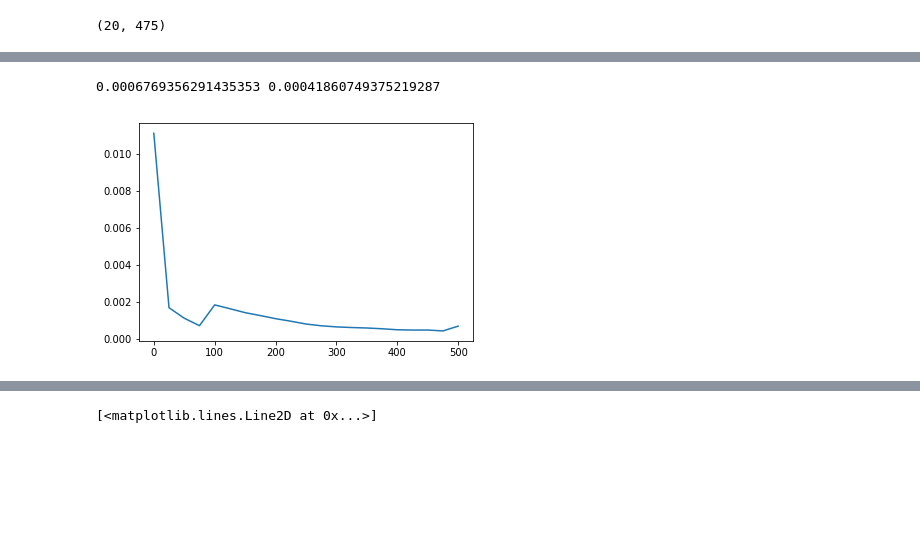
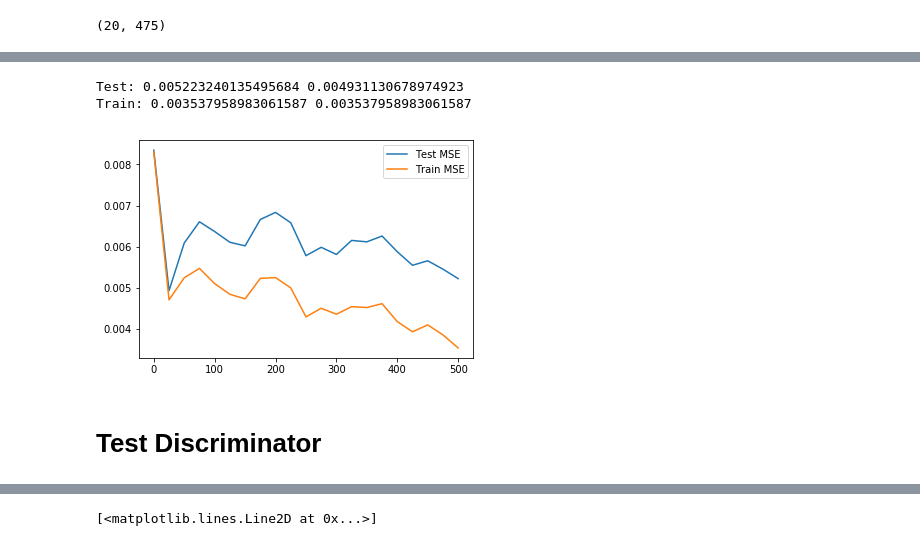
Before and after one commit to thejihuijin/PytorchModels, a Jupyter notebook: Discriminator/GANS-Eval.ipynb, the cells around one changed output, grey strips where cells are left out. Saved outputs shown, nothing was run; the diff lists cells and outputs as text; code cells hidden in the pictures; blank space fills up the shorter version.

```diff
--- a/Discriminator/GANS-Eval.ipynb
+++ b/Discriminator/GANS-Eval.ipynb
@@ -226,0 +224,16 @@ print('Train:',train_mses[-1],train_mses.min())
+# %%
+plt.figure()
+#plt.plot(nums,mses)
+epochs = range(0,501,25)
+plt.plot(epochs,mses,label='Test MSE')
+plt.plot(epochs,train_mses,label='Train MSE')
+plt.legend(loc=0)
+
+print('Test:',mses[-1],mses.min())
+print('Train:',train_mses[-1],train_mses.min())
+# %% [output]
+Test: 0.005223240135495684 0.004931130678974923
+Train: 0.003537958983061587 0.003537958983061587
+[figure, added]
+# %% [markdown]
+# Test Discriminator
@@ -227,19 +394,20 @@ print('Train:',train_mses[-1],train_mses.min())
 # %%
-G_basepath = basepath + 'G_epoch_'
+nums = range(0,500,25)
+d_accuracy = np.zeros(len(nums)+1)
+
+D_basepath = basepath + 'D_epoch_'
 
 for i,epoch in enumerate(nums):
-    weightspath = G_basepath + str(epoch+1) + '.weights'
+    weightspath = D_basepath + str(epoch+1) + '.weights'
     checkpoint = torch.load(weightspath)
-    G.load_state_dict(checkpoint)
-    G = G.cuda()
-weightspath = G_basepath + str(500) + '.weights'
+    D.load_state_dict(checkpoint)
+    D = D.cuda()
+    acc,pred = test_D_accuracy(D,faketrainloader,realtrainloader)
+    d_accuracy[i] = acc
+
+weightspath = D_basepath + str(500) + '.weights'
 checkpoint = torch.load(weightspath)
-G.load_state_dict(checkpoint)
-G = G.cuda()
-
-#plt.plot(nums,mses)
-plt.plot(range(0,501,25),train_mses)
-print(train_mses[-1],train_mses.min())
+D.load_state_dict(checkpoint)
+D = D.cuda()
+acc,pred = test_D_accuracy(D,faketrainloader,realtrainloader)
+d_accuracy[-1] = acc
-# %% [output]
-0.0006769356291435353 0.00041860749375219287
-[figure, removed]
```
Also changed, not shown: parts of 27 cells of this notebook, 3 other files.
